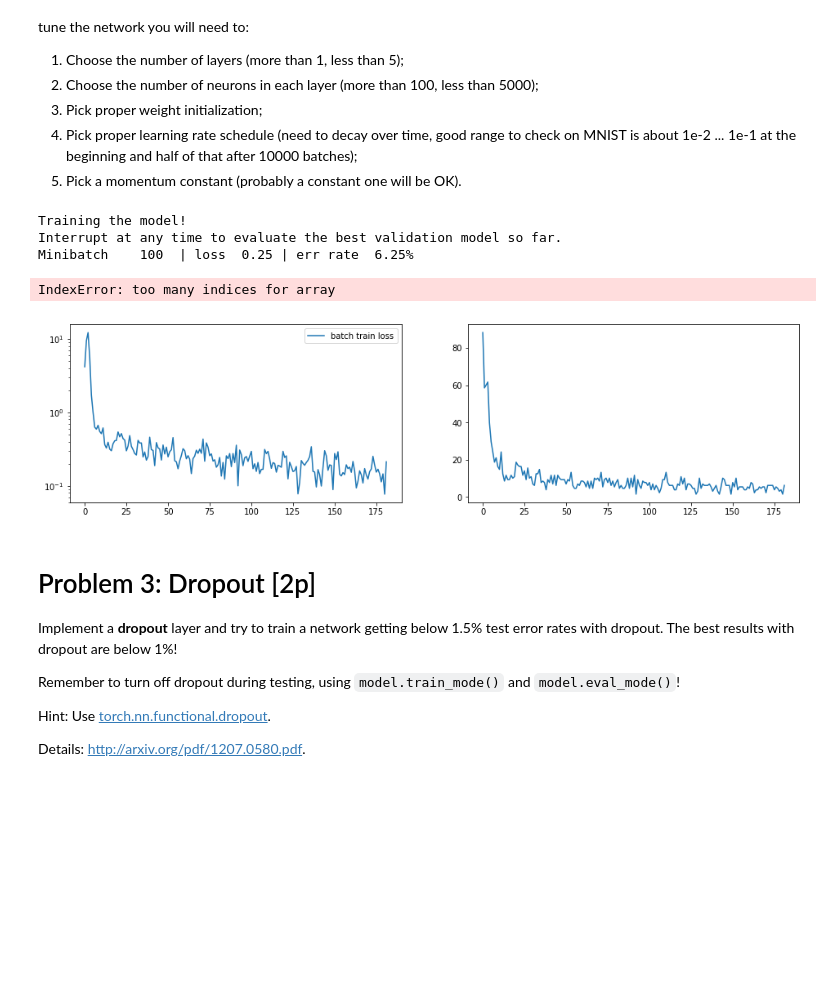
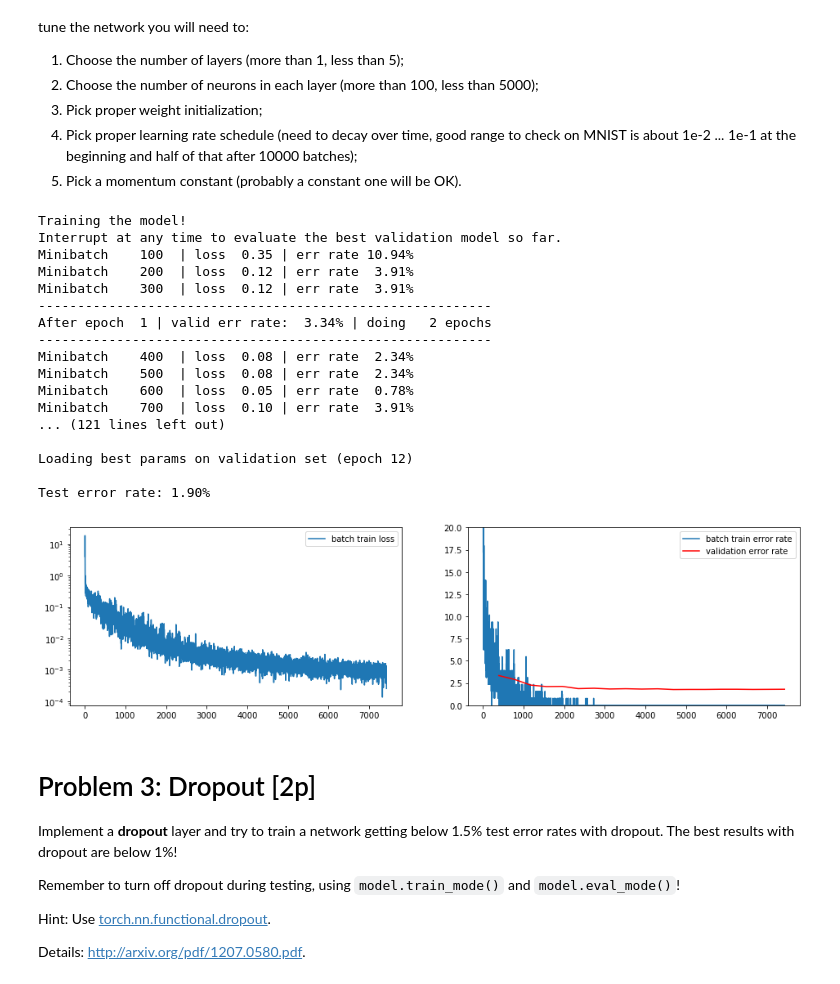
Before and after one commit to dingorth/neural_networks, a Jupyter notebook: assignment4/Assignment4.ipynb, the cells around one changed output. Cells and saved outputs as stored; diff of their text form; code cells hidden in the pictures; blank space fills up the shorter version.

```diff
--- a/assignment4/Assignment4.ipynb
+++ b/assignment4/Assignment4.ipynb
@@ -293,7 +293,9 @@ def SGD(model, data_loaders, alpha=1e-4, lambda_=0.0, c=1.0, epsilon=0.0, num_ep
                         p.grad.data += lambda_ * p.data
 
                     # Update learning rate
-                    alpha = alpha0 * c ** iter_
+#                     alpha = alpha0 * c ** iter_
+                    if iter_ > 10000:
+                        alpha = alpha0 / 2.0
 
                     # Velocity update in momentum
                     v = epsilon * v + alpha * p.grad.data
@@ -373,42 +375,53 @@ tune the network you will need to:
 #       The one below is just softmax regression.
 #
 
 # TanhLayer
 # ReLULayer
 # SoftMaxLayer
 
 model = FeedforwardNet(
     [
      AffineLayer(784, 3000),
-        TanhLayer(),
-
-    AffineLayer(3000, 1000),
+     TanhLayer(),
+     AffineLayer(3000, 1000),
      ReLULayer(),
-
-        AffineLayer(1000, 10),
+     AffineLayer(1000, 10),
      SoftMaxLayer()
     ])
 
 # Initialize parameters
 for p in model.parameters:
     if p.name == 'W':
         p.data.normal_(0, 0.05)
         # p.data.uniform_(-0.1, 0.1)
     elif p.name == 'b':
         p.data.zero_()
     else:
         raise ValueError('Unknown parameter name "%s"' % p.name)
 
 # On lab computers you can set cuda=True !
-SGD(model, mnist_loaders, alpha=1e-1, lambda_=0.0, c= 1.0, epsilon=0.9, cuda=False)
+SGD(model, mnist_loaders, alpha=1e-1, lambda_=0.0, c=1.0, epsilon=0.9, cuda=True)
 
 print "Test error rate: %.2f%%" % compute_error_rate(model, mnist_loaders['test'])
 # %% [output]
 Training the model!
 Interrupt at any time to evaluate the best validation model so far.
-Minibatch    100  | loss  0.25 | err rate  6.25%
+Minibatch    100  | loss  0.35 | err rate 10.94%
+Minibatch    200  | loss  0.12 | err rate  3.91%
+Minibatch    300  | loss  0.12 | err rate  3.91%
+----------------------------------------------------------
+After epoch  1 | valid err rate:  3.34% | doing   2 epochs
+----------------------------------------------------------
+Minibatch    400  | loss  0.08 | err rate  2.34%
+Minibatch    500  | loss  0.08 | err rate  2.34%
+Minibatch    600  | loss  0.05 | err rate  0.78%
+Minibatch    700  | loss  0.10 | err rate  3.91%
+... (121 lines left out)
+
+Loading best params on validation set (epoch 12)
+
+Test error rate: 1.90%
-IndexError: too many indices for array
-[figure, old version]
+[figure, new version]
 # %% [markdown]
 # Problem 3: Dropout [2p]
 
```
